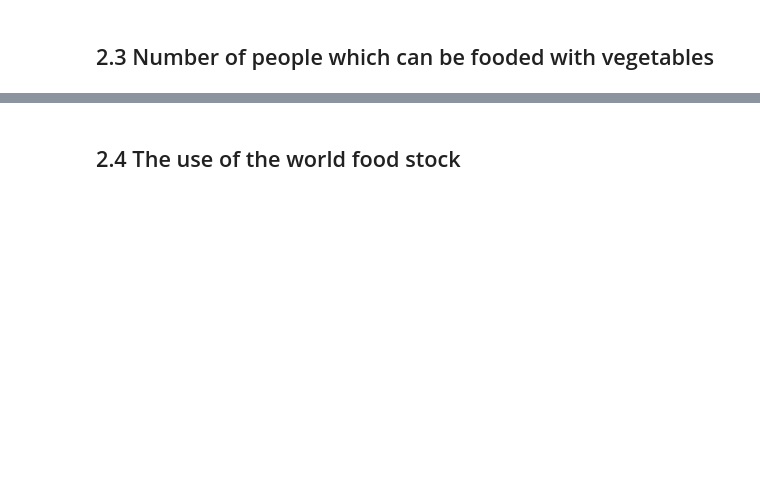
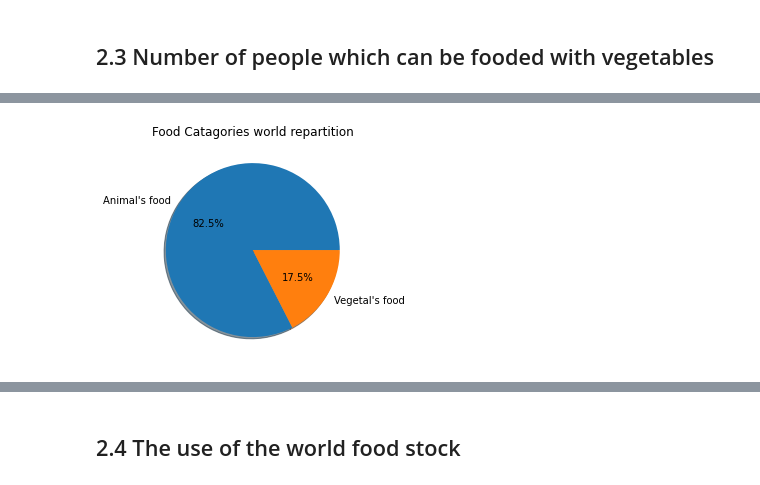
Before and after one commit to marcadeant/FAO-Analysis, a Jupyter notebook: notebook/P4OC-DataLab.ipynb, the cells around one changed output, grey strips where cells are left out. Drawn from its saved outputs; the diff is of its cells as text; code cells hidden in the pictures; blank space fills up the shorter version.

```diff
--- a/notebook/P4OC-DataLab.ipynb
+++ b/notebook/P4OC-DataLab.ipynb
@@ -197,3 +391,11 @@ nb_theorique_pers_vege
+# %%
+prop_dispo_alim_animal = (dispo_alim_total - dispo_total_alim_vege)/ dispo_alim_total
+prop_dispo_alim_vege = dispo_total_alim_vege / dispo_alim_total
+plt.pie([prop_dispo_alim_vege, prop_dispo_alim_animal], labels=["Animal's food","Vegetal's food"], shadow=True, autopct='%1.1f%%')
+plt.title("Food Catagories world repartition")
+plt.show()
+# %% [output]
+[figure, added]
 # %%
 # écrire une fonction pour scaler le résultat produit végétale et produit animale
 
```
Also changed, not shown: parts of 40 cells of this notebook.
